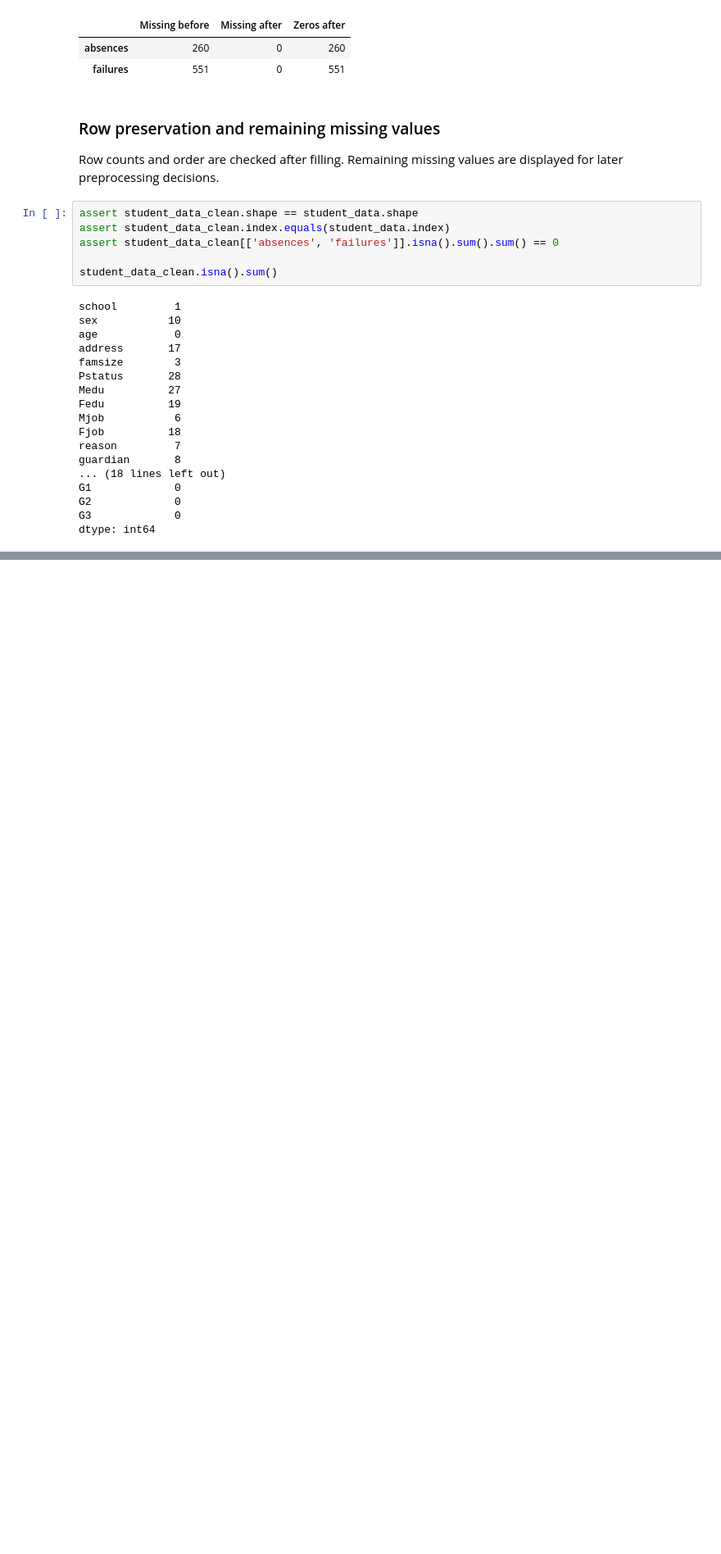
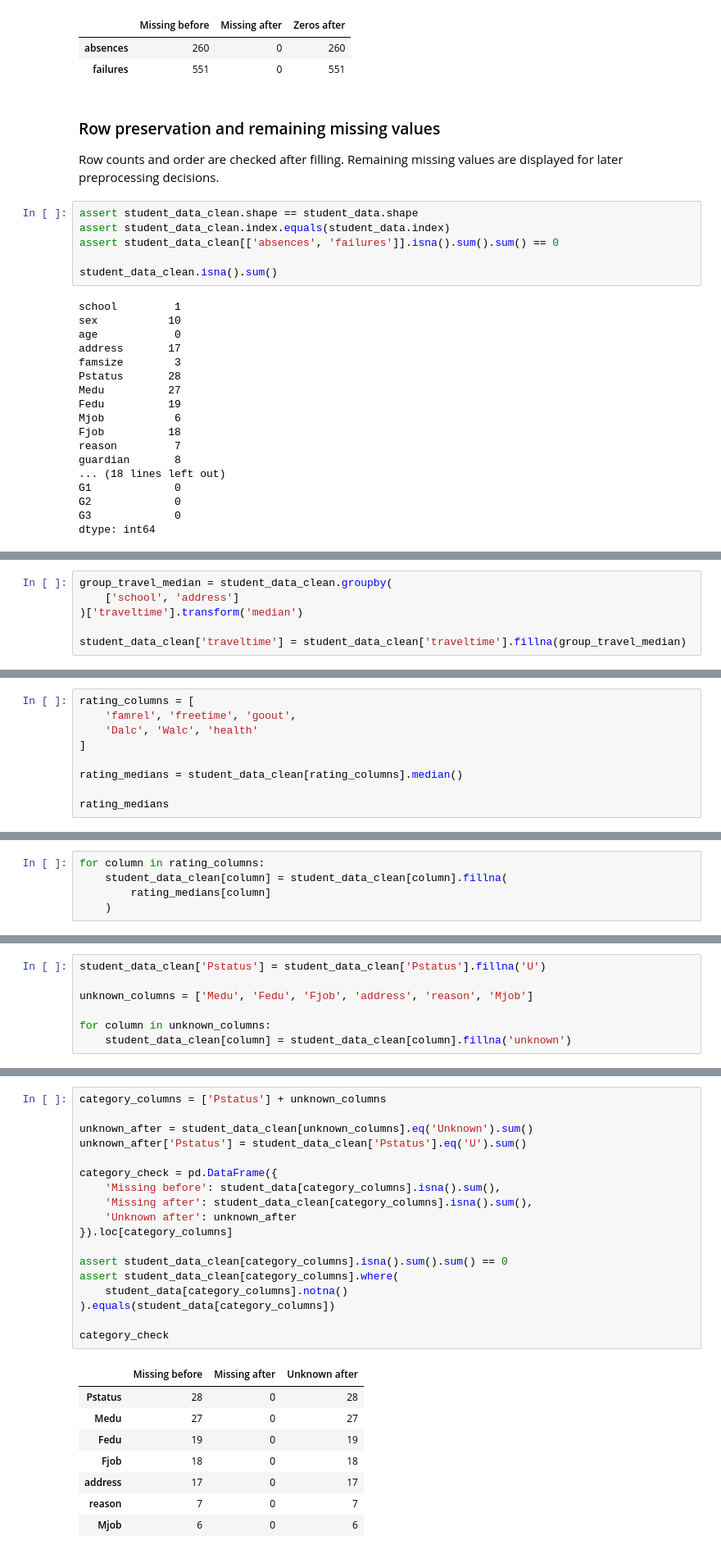
Before and after one commit to HenriqueReduto/Data-Mining-Project, a Jupyter notebook: notebooks/data_preprocessing.ipynb, the cells around one changed output, grey strips where cells are left out. Shown at 82% size. Cells and saved outputs as stored; diff of their text form; blank space fills up the shorter version.

```diff
--- a/notebooks/data_preprocessing.ipynb
+++ b/notebooks/data_preprocessing.ipynb
@@ -134,0 +327,6 @@ dtype: int64
+# %%
+group_travel_median = student_data_clean.groupby(
+    ['school', 'address']
+)['traveltime'].transform('median')
+
+student_data_clean['traveltime'] = student_data_clean['traveltime'].fillna(group_travel_median)
@@ -134,0 +362,9 @@ dtype: int64
+# %%
+rating_columns = [
+    'famrel', 'freetime', 'goout',
+    'Dalc', 'Walc', 'health'
+]
+
+rating_medians = student_data_clean[rating_columns].median()
+
+rating_medians
@@ -134,0 +392,5 @@ dtype: int64
+# %%
+for column in rating_columns:
+    student_data_clean[column] = student_data_clean[column].fillna(
+        rating_medians[column]
+    )
@@ -134,0 +442,7 @@ dtype: int64
+# %%
+student_data_clean['Pstatus'] = student_data_clean['Pstatus'].fillna('U')
+
+unknown_columns = ['Medu', 'Fedu', 'Fjob', 'address', 'reason', 'Mjob']
+
+for column in unknown_columns:
+    student_data_clean[column] = student_data_clean[column].fillna('unknown')
@@ -134,0 +454,27 @@ dtype: int64
+# %%
+category_columns = ['Pstatus'] + unknown_columns
+
+unknown_after = student_data_clean[unknown_columns].eq('Unknown').sum()
+unknown_after['Pstatus'] = student_data_clean['Pstatus'].eq('U').sum()
+
+category_check = pd.DataFrame({
+    'Missing before': student_data[category_columns].isna().sum(),
+    'Missing after': student_data_clean[category_columns].isna().sum(),
+    'Unknown after': unknown_after
+}).loc[category_columns]
+
+assert student_data_clean[category_columns].isna().sum().sum() == 0
+assert student_data_clean[category_columns].where(
+    student_data[category_columns].notna()
+).equals(student_data[category_columns])
+
+category_check
+# %% [output]
+|  | Missing before | Missing after | Unknown after |
+| Pstatus | 28 | 0 | 28 |
+| Medu | 27 | 0 | 27 |
+| Fedu | 19 | 0 | 19 |
+| Fjob | 18 | 0 | 18 |
+| address | 17 | 0 | 17 |
+| reason | 7 | 0 | 7 |
+| Mjob | 6 | 0 | 6 |
```
Also changed, not shown: parts of 32 cells of this notebook, 2 other files.
